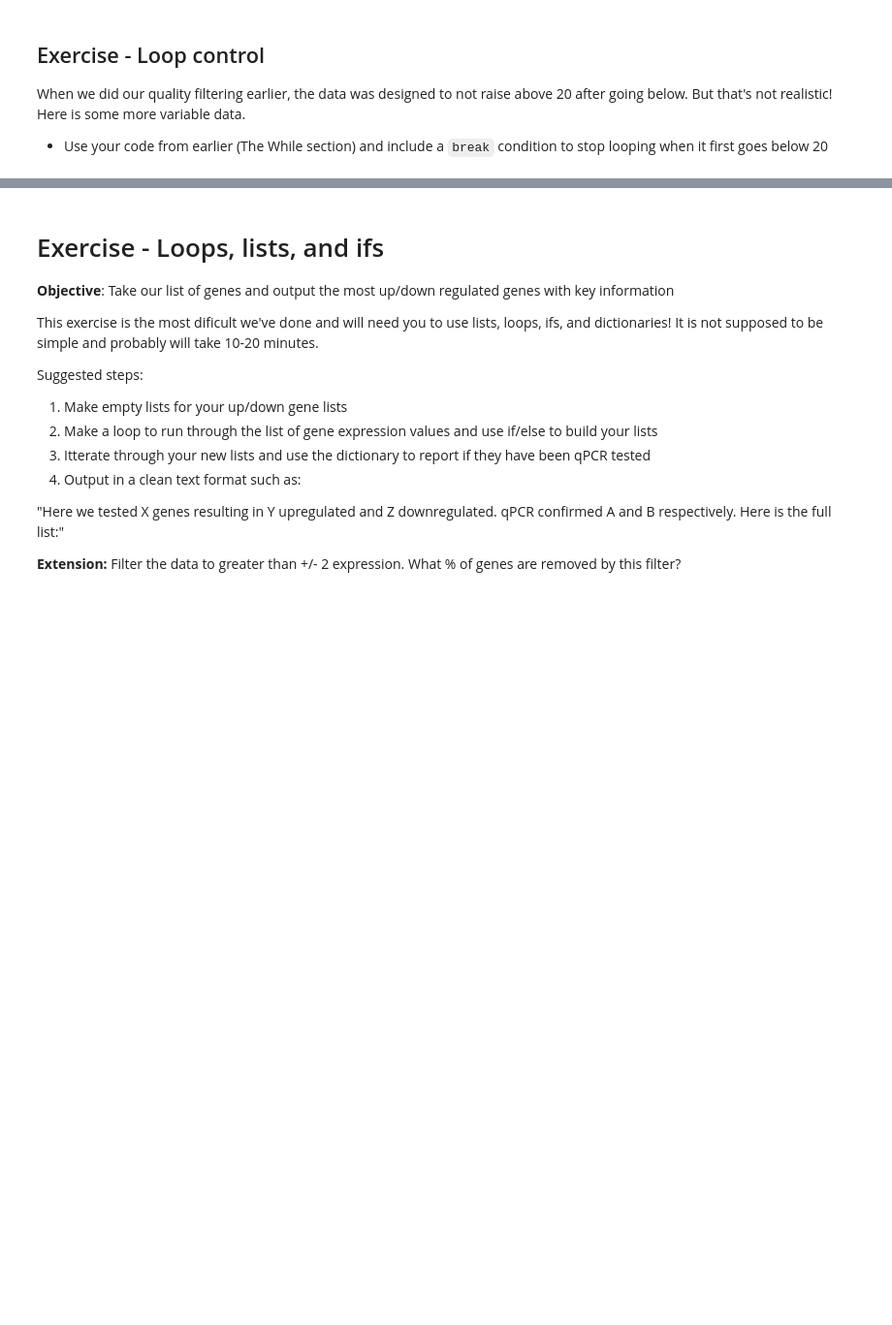
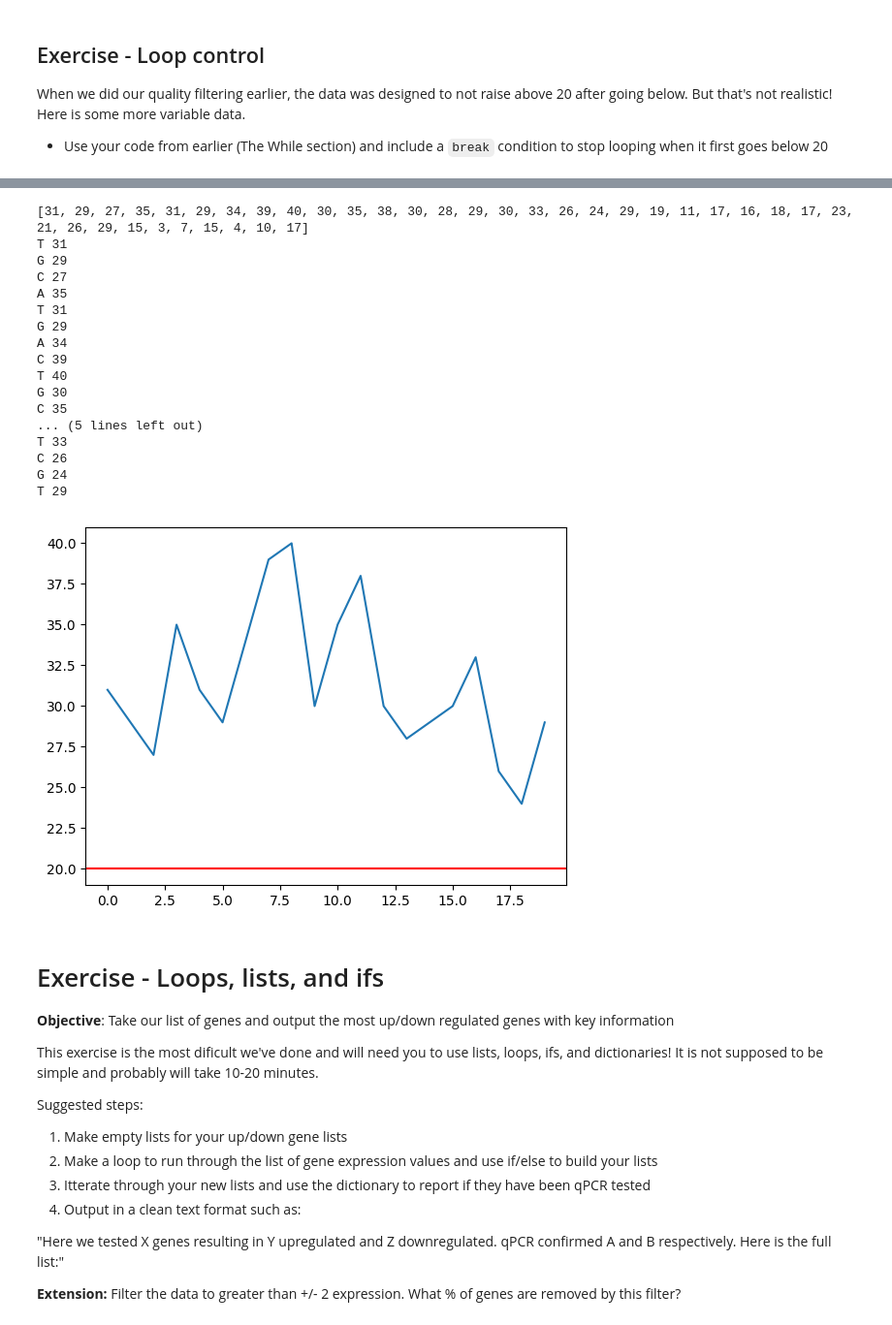
Before and after one commit to filippo-ferrario/PracticalPythonProgrammingForBiologists, a Jupyter notebook: Day2/P34B-Day2-Conditionals.ipynb, the cells around one changed output, grey strips where cells are left out. Shown at 97% size. Saved outputs shown, nothing was run; the diff lists cells and outputs as text; code cells hidden in the pictures; blank space fills up the shorter version.

```diff
--- a/Day2/P34B-Day2-Conditionals.ipynb
+++ b/Day2/P34B-Day2-Conditionals.ipynb
@@ -330,3 +421,41 @@ plt.show()
+# %%
+# Your code
+print(quality)
+index = 0
+qual=[]
+while index < len(quality) :
+  if quality[index] > 20 :
+    print(sequence[index], quality[index])
+    qual.append(quality[index])
+  if quality[index] < 20 :
+    break
+  index +=1
+
+
+import matplotlib.pyplot as plt
+
+plt.plot(range(len(qual)), qual)
+plt.axhline(20, color = "red")
+plt.show()
+# %% [output]
+[31, 29, 27, 35, 31, 29, 34, 39, 40, 30, 35, 38, 30, 28, 29, 30, 33, 26, 24, 29, 19, 11, 17, 16, 18, 17, 23, 21, 26, 29, 15, 3, 7, 15, 4, 10, 17]
+T 31
+G 29
+C 27
+A 35
+T 31
+G 29
+A 34
+C 39
+T 40
+G 30
+C 35
+... (5 lines left out)
+T 33
+C 26
+G 24
+T 29
+[figure, added]
 # %% [markdown]
 # Exercise - Loops, lists, and ifs
 **Objective**: Take our list of genes and output the most up/down regulated genes with key information
```
Also changed, not shown: parts of 9 cells of this notebook.
